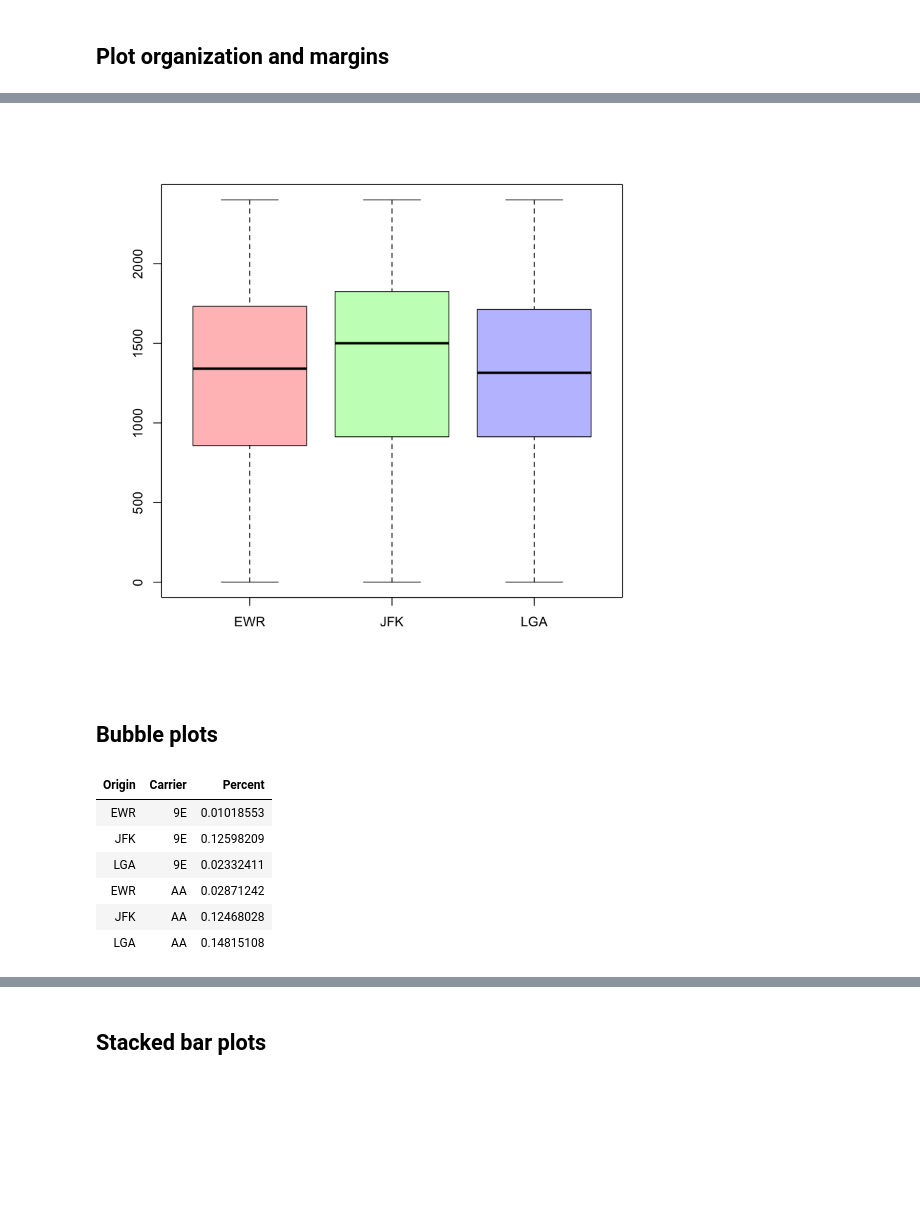
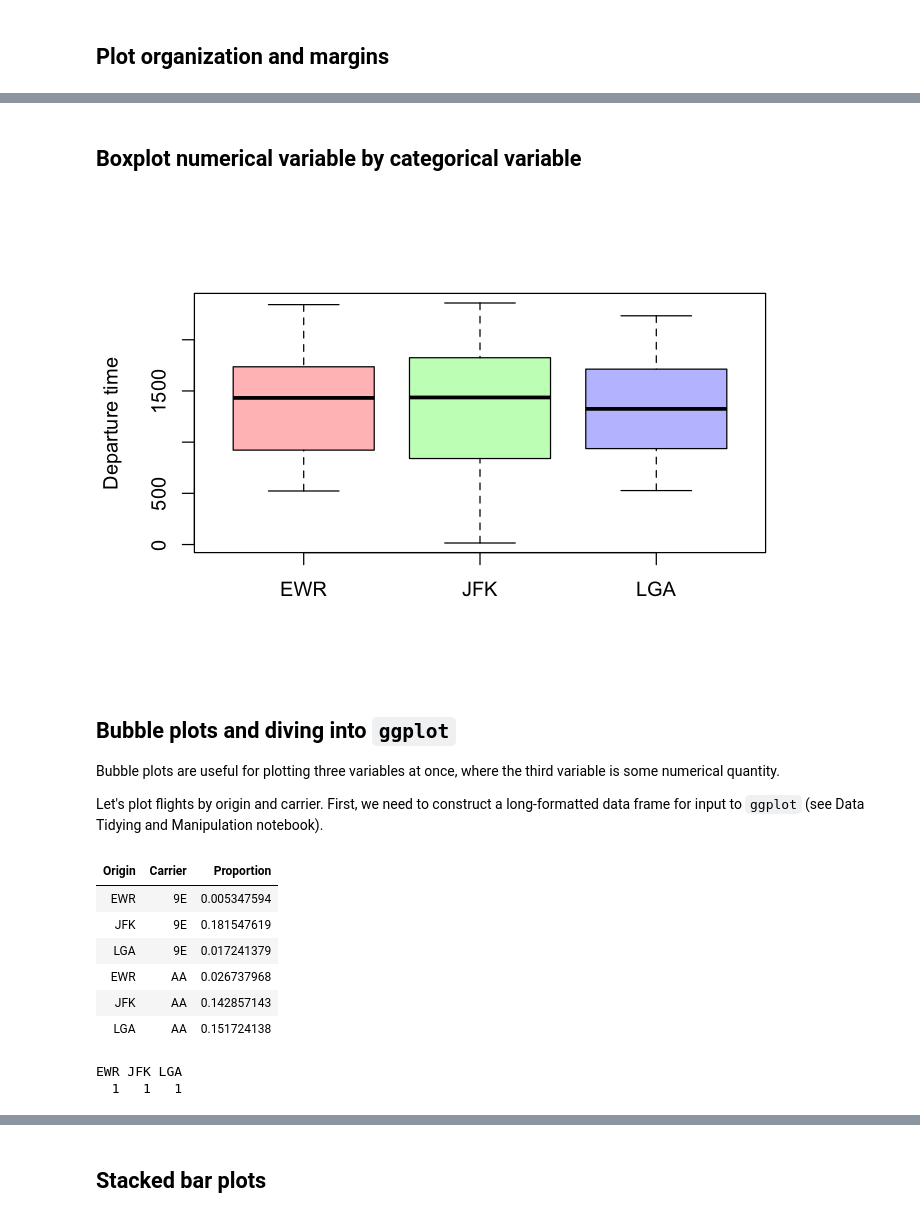
Before and after one commit to diyadas/tutorials, a Jupyter notebook: Data Visualization in R.ipynb, the cells around one changed output, grey strips where cells are left out. Drawn from its saved outputs; the diff is of its cells as text; code cells hidden in the pictures; blank space fills up the shorter version.

```diff
--- a/Data Visualization in R.ipynb
+++ b/Data Visualization in R.ipynb
@@ -93,0 +87,5 @@ table(flights$carrier)
+# %%
+set.seed(5106)
+flights <- flights[flights$month==1,]
+flights <- flights[sample(1:nrow(flights),1000),]
+dim(flights)
@@ -168,20 +213,32 @@ Warning message in par(par.defaults):
+# %% [markdown]
+## Boxplot numerical variable by categorical variable
 # %%
-boxplot(dep_time ~ origin, data=flights, col=colpal)
+options(repr.plot.width=6, repr.plot.height=4)
+boxplot(dep_time ~ origin, data=flights, col=colpal, ylab='Departure time')
 # %% [output]
-[figure, old version]
+[figure, new version]
-# %% [markdown]
-## Bubble plots
+# %% [markdown]
+## Bubble plots and diving into `ggplot`
+Bubble plots are useful for plotting three variables at once, where the third variable is some numerical quantity.
+
+Let's plot flights by origin and carrier. First, we need to construct a long-formatted data frame for input to `ggplot` (see Data Tidying and Manipulation notebook).
 # %%
 origin_carrier <- reshape2::melt(
     prop.table(table(Origin=factor(flights$origin),
                      Carrier=factor(flights$carrier)), 1),
-               value.name="Percent")
+               value.name="Proportion")
+
 head(origin_carrier)
+rowSums(prop.table(table(Origin=factor(flights$origin),
+                     Carrier=factor(flights$carrier)), 1))
+# Each carrier as a fraction of flights out of that airport
 # %% [output]
-| Origin | Carrier | Percent |
-| EWR | 9E | 0.01018553 |
-| JFK | 9E | 0.12598209 |
-| LGA | 9E | 0.02332411 |
-| EWR | AA | 0.02871242 |
-| JFK | AA | 0.12468028 |
-| LGA | AA | 0.14815108 |
+| Origin | Carrier | Proportion |
+| EWR | 9E | 0.005347594 |
+| JFK | 9E | 0.181547619 |
+| LGA | 9E | 0.017241379 |
+| EWR | AA | 0.026737968 |
+| JFK | AA | 0.142857143 |
+| LGA | AA | 0.151724138 |
+EWR JFK LGA
+  1   1   1
```
Also changed, not shown: parts of 49 cells of this notebook.
